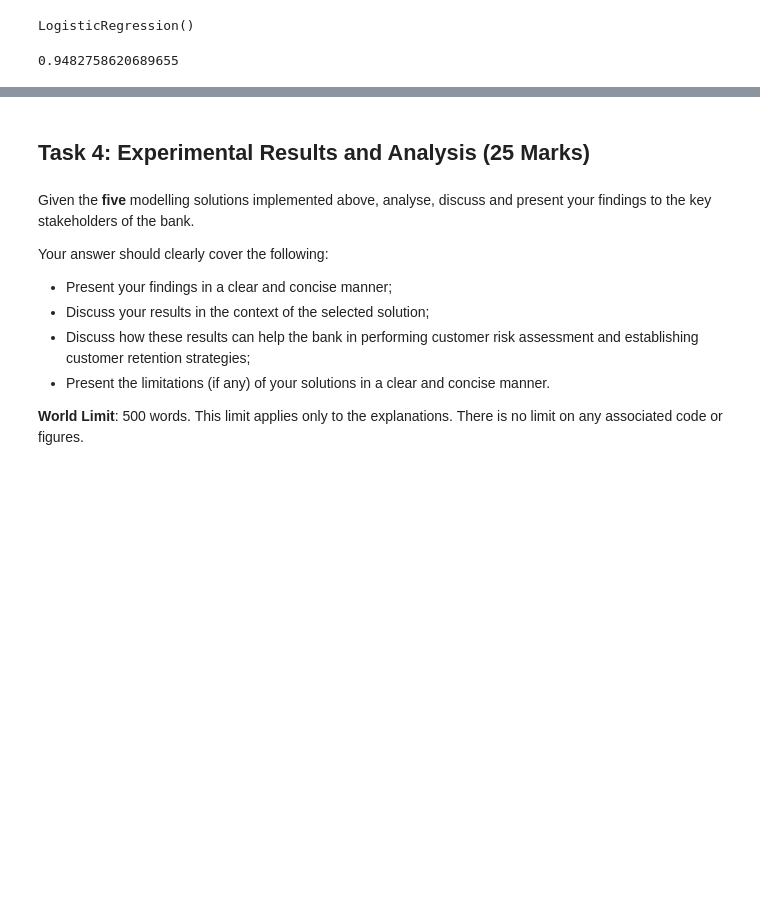
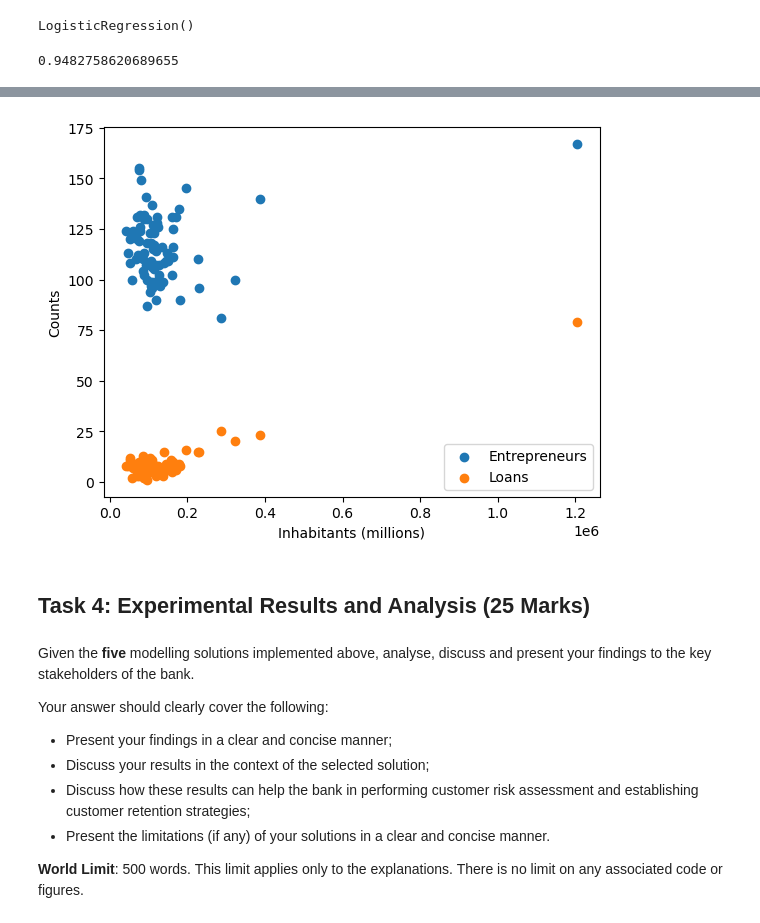
Before and after one commit to irismessage/data-essay, a Jupyter notebook: DATA Assessment 2023-24.ipynb, the cells around one changed output, grey strips where cells are left out. Saved outputs shown, nothing was run; the diff lists cells and outputs as text; code cells hidden in the pictures; blank space fills up the shorter version.

```diff
--- a/DATA Assessment 2023-24.ipynb
+++ b/DATA Assessment 2023-24.ipynb
@@ -629,3 +738,18 @@ accuracy_score(y_test, y_predict)
+# %%
+fig, ax = plt.subplots()
+
+# it's probably with income or something
+
+ax.scatter(dfe["inhabitants"], x, label="Entrepreneurs")
+ax.scatter(dfe["inhabitants"], dfe["cityLoans"], label="Loans")
+
+ax.set_xlabel("Inhabitants (millions)")
+ax.set_ylabel("Counts")
+ax.legend()
+
+plt.show()
+# %% [output]
+[figure, added]
 # %% [markdown]
 ## Task 4: Experimental Results and Analysis (25 Marks)
 # %% [markdown]
```
Also changed, not shown: parts of 19 cells of this notebook, 2 other files.
